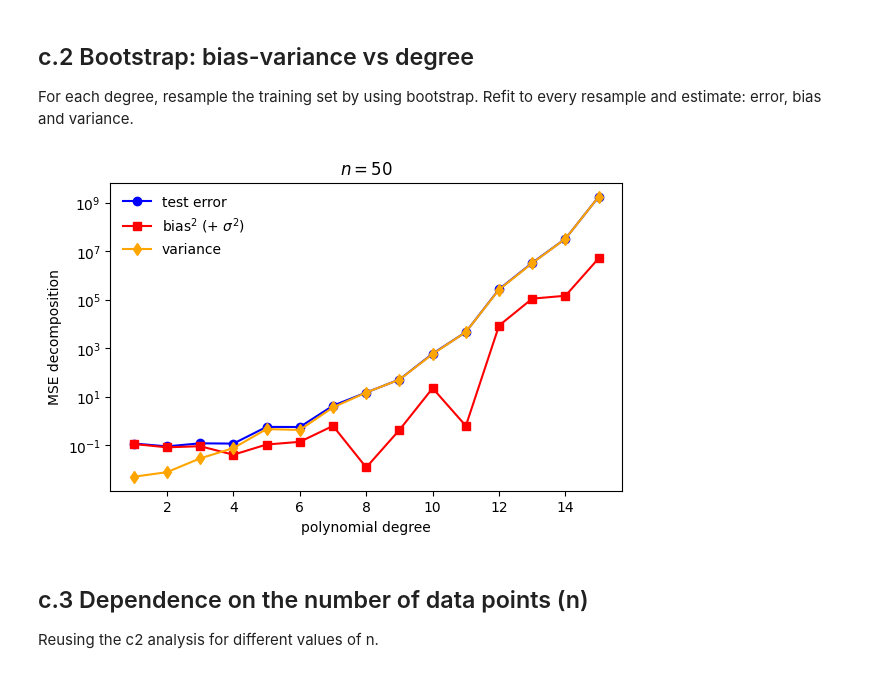
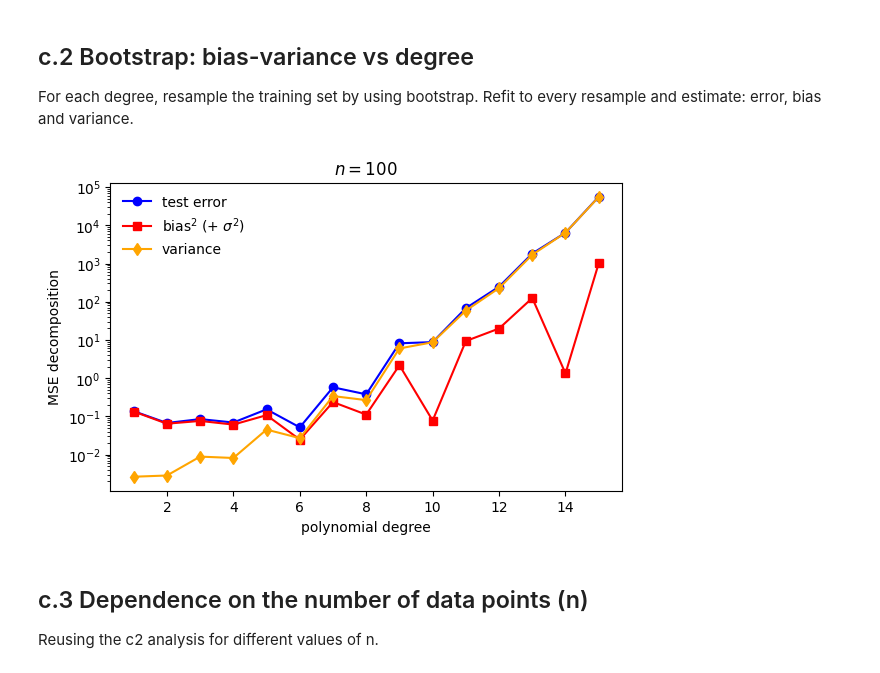
Before and after one commit to GardKL/Project1, a Jupyter notebook: Project1/code/Project1.ipynb, the cells around one changed output. Drawn from its saved outputs; the diff is of its cells as text; code cells hidden in the pictures.

```diff
--- a/Project1/code/Project1.ipynb
+++ b/Project1/code/Project1.ipynb
@@ -650,37 +650,37 @@ def bias_variance_sweep(x,y,degrees, n_bootstrap = 100, seed = 2026):
         y_pred = np.empty((y_test.shape[0], n_bootstrap))
 
         for i in range(n_bootstrap):
             x_, y_ = resample(x_train,y_train, random_state = seed + i)
 
             #Using fit_predict from your code:
 
             y_train_pred, y_test_pred, theta = fit_predict(x_,x_test, y_,degree)
             y_pred[:,i] = y_test_pred
 
         error[idx] = np.mean(np.mean((y_test_col - y_pred)**2, axis = 1, keepdims = True))
         bias[idx] = np.mean((y_test_col - np.mean(y_pred, axis = 1, keepdims = True ))**2)
         variance[idx] = np.mean(np.var(y_pred, axis = 1, keepdims = True))
 
     return error, bias, variance
 
 
-x_n50, y_n50 = make_data(n=50, sigma=0.1, seed=2026)
-n_c2 = 50
-error, bias, variance = bias_variance_sweep(x_n50,y_n50, degrees ,n_bootstrap = 100, seed = 2026)
+x_n100, y_n100 = make_data(n=100, sigma=0.1, seed=2026)
+n_c2 = 100
+error, bias, variance = bias_variance_sweep(x_n100,y_n100, degrees ,n_bootstrap = 100, seed = 2026)
 
 
 fig, axes = plt.subplots(figsize=(6.6, 4.0))
 axes.plot(degrees, error, "o-", color="blue", label="test error")
 axes.plot(degrees, bias, "s-", color="red", label=r"bias$^2$ (+ $\sigma^2$)")
 axes.plot(degrees, variance, "d-", color="orange", label="variance")
 axes.set_yscale("log")
 axes.set_xlabel("polynomial degree")
 axes.set_ylabel("MSE decomposition")
 axes.set_title(f"$n = {n_c2}$")
 axes.legend(frameon=False)
 plt.show()
 # %% [output]
-[figure, old version]
+[figure, new version]
 # %% [markdown]
 ## c.3 Dependence on the number of data points (n)
 
```
Also changed, not shown: parts of 1 cell of this notebook.
